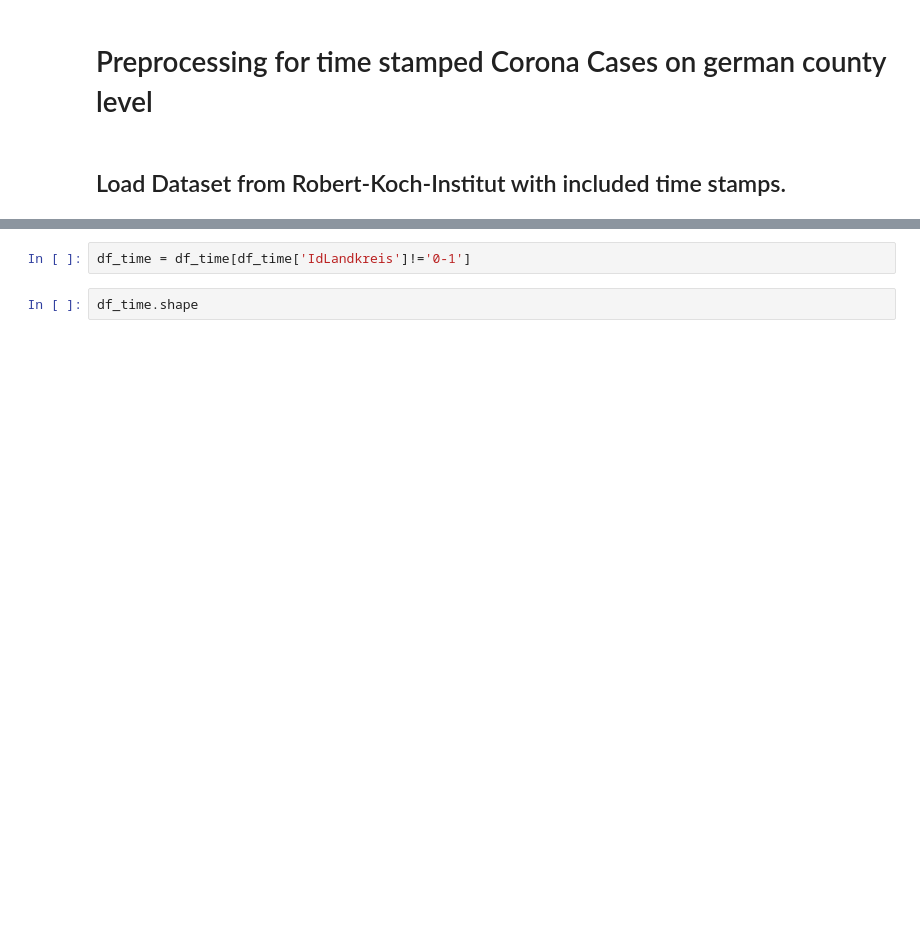
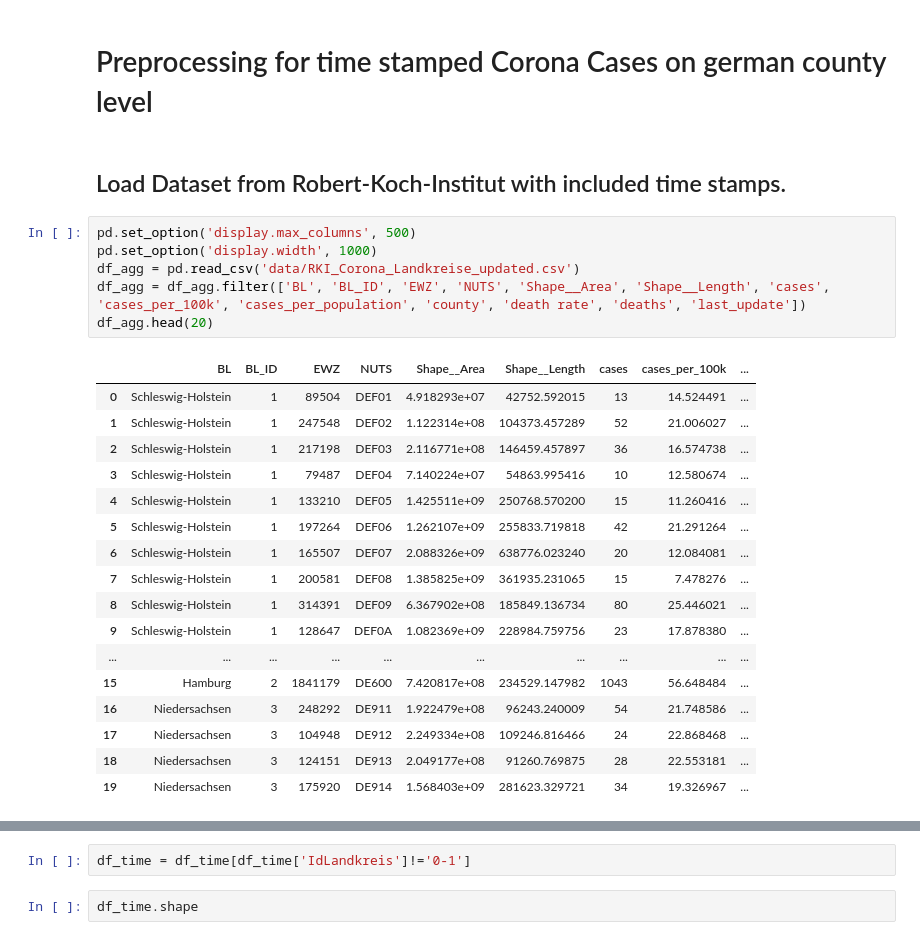
Before and after one commit to paulttt/SARS-CoV-2, a Jupyter notebook: Preprocessing.ipynb, the cells around one changed output, grey strips where cells are left out. Drawn from its saved outputs; the diff is of its cells as text; blank space fills up the shorter version.

```diff
--- a/Preprocessing.ipynb
+++ b/Preprocessing.ipynb
@@ -6,4 +6,28 @@ import matplotlib.pyplot as plt
 # Preprocessing for time stamped Corona Cases on german county level
 # %% [markdown]
 ## Load Dataset from Robert-Koch-Institut with included time stamps.
+# %%
+pd.set_option('display.max_columns', 500)
+pd.set_option('display.width', 1000)
+df_agg = pd.read_csv('data/RKI_Corona_Landkreise_updated.csv')
+df_agg = df_agg.filter(['BL', 'BL_ID', 'EWZ', 'NUTS', 'Shape__Area', 'Shape__Length', 'cases', 'cases_per_100k', 'cases_per_population', 'county', 'death rate', 'deaths', 'last_update'])
+df_agg.head(20)
+# %% [output]
+|  | BL | BL_ID | EWZ | NUTS | Shape__Area | Shape__Length | cases | cases_per_100k | ... |
+| 0 | Schleswig-Holstein | 1 | 89504 | DEF01 | 4.918293e+07 | 42752.592015 | 13 | 14.524491 | ... |
+| 1 | Schleswig-Holstein | 1 | 247548 | DEF02 | 1.122314e+08 | 104373.457289 | 52 | 21.006027 | ... |
+| 2 | Schleswig-Holstein | 1 | 217198 | DEF03 | 2.116771e+08 | 146459.457897 | 36 | 16.574738 | ... |
+| 3 | Schleswig-Holstein | 1 | 79487 | DEF04 | 7.140224e+07 | 54863.995416 | 10 | 12.580674 | ... |
+| 4 | Schleswig-Holstein | 1 | 133210 | DEF05 | 1.425511e+09 | 250768.570200 | 15 | 11.260416 | ... |
+| 5 | Schleswig-Holstein | 1 | 197264 | DEF06 | 1.262107e+09 | 255833.719818 | 42 | 21.291264 | ... |
+| 6 | Schleswig-Holstein | 1 | 165507 | DEF07 | 2.088326e+09 | 638776.023240 | 20 | 12.084081 | ... |
+| 7 | Schleswig-Holstein | 1 | 200581 | DEF08 | 1.385825e+09 | 361935.231065 | 15 | 7.478276 | ... |
+| 8 | Schleswig-Holstein | 1 | 314391 | DEF09 | 6.367902e+08 | 185849.136734 | 80 | 25.446021 | ... |
+| 9 | Schleswig-Holstein | 1 | 128647 | DEF0A | 1.082369e+09 | 228984.759756 | 23 | 17.878380 | ... |
+| ... | ... | ... | ... | ... | ... | ... | ... | ... | ... |
+| 15 | Hamburg | 2 | 1841179 | DE600 | 7.420817e+08 | 234529.147982 | 1043 | 56.648484 | ... |
+| 16 | Niedersachsen | 3 | 248292 | DE911 | 1.922479e+08 | 96243.240009 | 54 | 21.748586 | ... |
+| 17 | Niedersachsen | 3 | 104948 | DE912 | 2.249334e+08 | 109246.816466 | 24 | 22.868468 | ... |
+| 18 | Niedersachsen | 3 | 124151 | DE913 | 2.049177e+08 | 91260.769875 | 28 | 22.553181 | ... |
+| 19 | Niedersachsen | 3 | 175920 | DE914 | 1.568403e+09 | 281623.329721 | 34 | 19.326967 | ... |
 # %%
```
Also changed, not shown: parts of 4 cells of this notebook, 5 other files.
